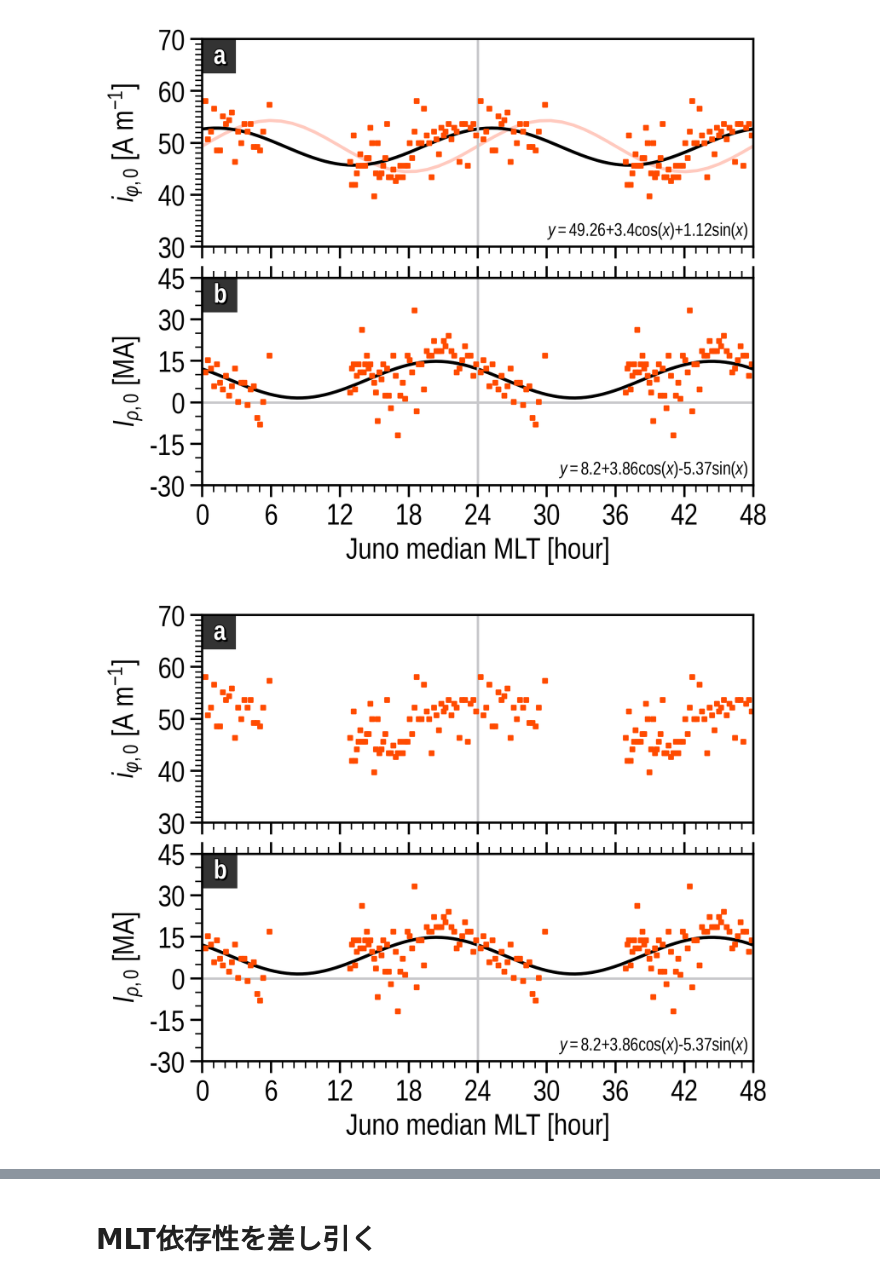
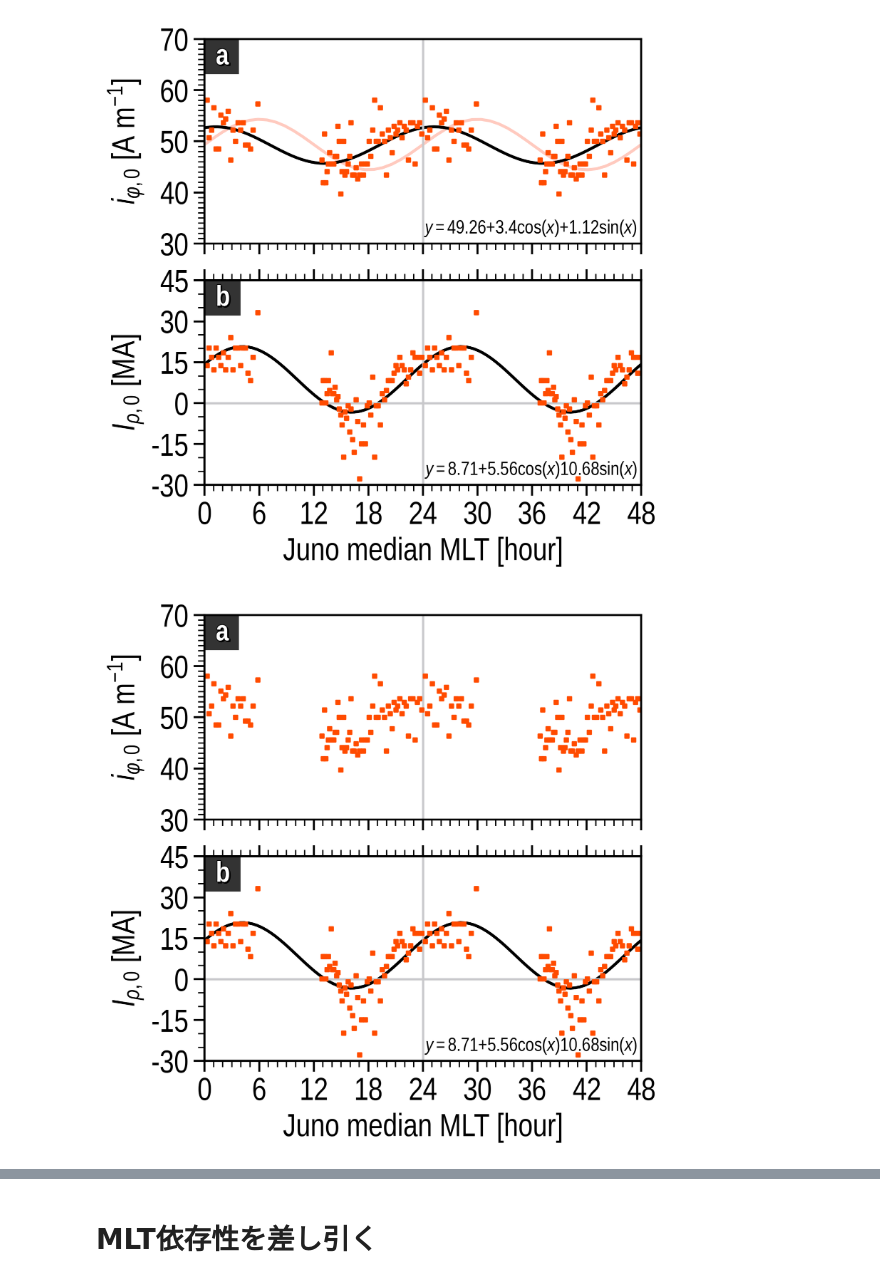
Before and after one commit to ShinnosukeSatoh/NewCurrentSheetModel, a Jupyter notebook: MAG_currentsheet_rms_3.ipynb, the cells around one changed output, grey strips where cells are left out. Saved outputs shown, nothing was run; the diff lists cells and outputs as text; code cells hidden in the pictures.

```diff
--- a/MAG_currentsheet_rms_3.ipynb
+++ b/MAG_currentsheet_rms_3.ipynb
@@ -104,7 +101,7 @@ PJ_list = [1, 3, 4, 5,
            66, 67, 68, 69, 70,
            71, 72, 73, 74, 75,
            76, 77, 78, 79, 80]
-dir = 'results/insitu_fit_b1_36rj'
+dir = 'results/insitu_fit_36rj'
 f0 = np.loadtxt(dir+'/result_PJ' +
                 str(PJ_list[0]).zfill(2)+'_PJ'+str(PJ_list[-1]).zfill(2)+'.txt')
 # %%
@@ -400,10 +397,10 @@ Mean RMS [nT]: 4.098426012492338
 # %%
 F = ShareXaxis()
-F.fontsize = 19
+F.fontsize = 22
 F.fontname = 'Liberation Sans Narrow'
 
-F.set_figparams(nrows=2, figsize=(6.0, 5.0), dpi='XL')
-F.hspace = 0.15
+F.set_figparams(nrows=2, figsize=(5.5, 5.5), dpi='XL')
+F.hspace = 0.18
 F.initialize()
 
 xticks = np.arange(0, 48+1, 6)
@@ -442,10 +439,10 @@ for i in range(2):
 # %%
 F = ShareXaxis()
-F.fontsize = 19
+F.fontsize = 22
 F.fontname = 'Liberation Sans Narrow'
 
-F.set_figparams(nrows=2, figsize=(6.0, 5.0), dpi='XL')
-F.hspace = 0.15
+F.set_figparams(nrows=2, figsize=(5.5, 5.5), dpi='XL')
+F.hspace = 0.18
 F.initialize()
 
 xticks = np.arange(0, 48+1, 6)
@@ -501,11 +498,11 @@ def func(X, a0, a1, a2):  # 2次式近似
 
 
 F = ShareXaxis()
-F.fontsize = 19
+F.fontsize = 22
 F.fontname = 'Liberation Sans Narrow'
 
-F.set_figparams(nrows=2, figsize=(6.0, 5.0), dpi='XL')
-F.hspace = 0.15
+F.set_figparams(nrows=2, figsize=(5.5, 5.5), dpi='XL')
+F.hspace = 0.18
 F.initialize()
 
 xticks = np.arange(0, 48+1, 6)
@@ -583,7 +580,7 @@ for i in range(2):
     F.ax[i].axhline(y=0, color=UC.lightgray, zorder=0.9)
     F.ax[i].axvline(x=24.0, color=UC.lightgray, zorder=0.9)
 # %% [output]
-[figure, old version]
+[figure, new version]
 # %%
 # I_rho0を三角関数でフィッティング
 I_rho0 = f0[np.argsort(f0[:, 6]), 3]
@@ -606,11 +603,11 @@ def func(X, a0, a1, a2):  # 2次式近似
 popt, pcov = curve_fit(func, Juno_MLT_arr, I_rho0)  # poptは最適推定値、pcovは共分散
 
 F = ShareXaxis()
-F.fontsize = 19
+F.fontsize = 22
 F.fontname = 'Liberation Sans Narrow'
 
-F.set_figparams(nrows=2, figsize=(6.0, 5.0), dpi='XL')
-F.hspace = 0.15
+F.set_figparams(nrows=2, figsize=(5.5, 5.5), dpi='XL')
+F.hspace = 0.18
 F.initialize()
 
 xticks = np.arange(0, 48+1, 6)
@@ -633,34 +630,34 @@ F.set_yaxis(ax_idx=1,
             ticks=np.arange(-30, 45+1, 15),
             ticklabels=np.arange(-30, 45+1, 15),
             minor_num=3,)
 
 for i in range(2):
     F.ax[0].scatter(f0[:, 6]+24.0*i, f0[:, 1]*1E+6,
                     s=6.0, marker='s', color=UC.red)
     F.ax[1].scatter(f0[:, 6]+24.0*i, f0[:, 3],
                     s=6.0, marker='s', color=UC.red)
 
 MLT_arr = np.linspace(0.0, 48.0, 100)
 I_rho0_fit = func(MLT_arr, popt[0], popt[1], popt[2])
 F.ax[1].plot(MLT_arr, I_rho0_fit, color='k', linewidth=2.0, zorder=0.9)
 
 y_fit_label = r'$y=$' + \
     str(round(popt[0], 2)) + '+' + str(round(popt[1], 2)) + \
     r'cos$(x)$' + str(round(popt[2], 2)) + r'sin$(x)$'
 
 F.ax[1].text(0.99, 0.12,
              y_fit_label,
              color='k',
              fontsize=F.fontsize*0.6,
              verticalalignment='top',
              horizontalalignment='right',
              transform=F.ax[1].transAxes)
 
 for i in range(2):
     F.ax[i].axhline(y=0, color=UC.lightgray, zorder=0.9)
     F.ax[i].axvline(x=24.0, color=UC.lightgray, zorder=0.9)
 # %% [output]
-[figure, old version]
+[figure, new version]
 # %%
 # I_rho0を三角関数でフィッティング
 I_rho0 = f0[np.argsort(f0[:, 6]), 3]
```
Also changed, not shown: parts of 8 cells of this notebook.
